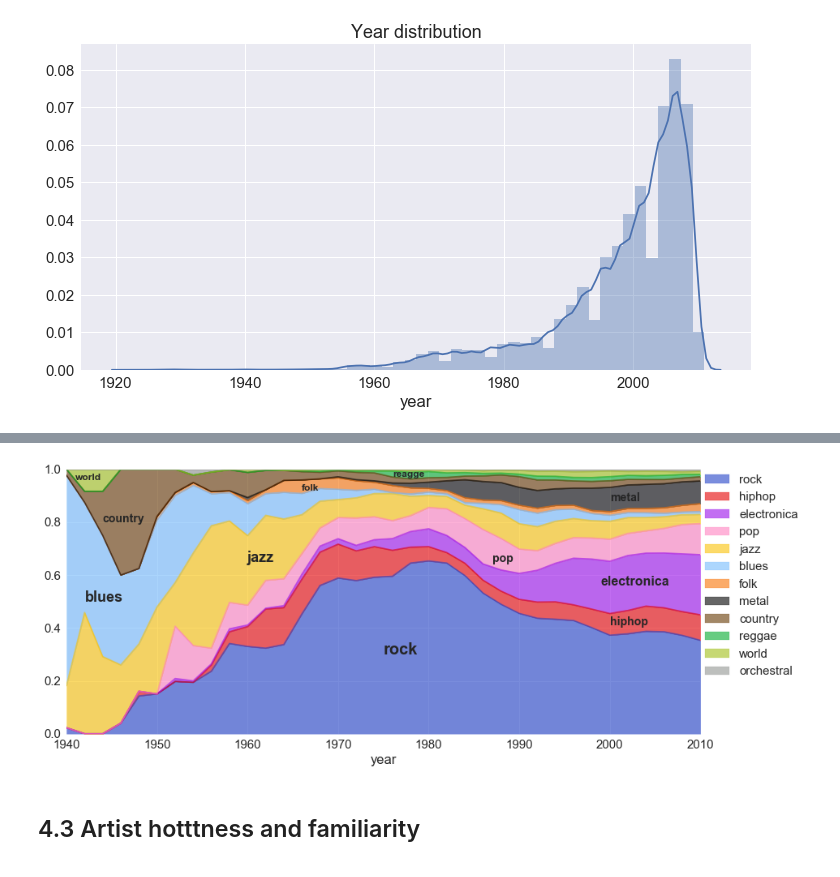
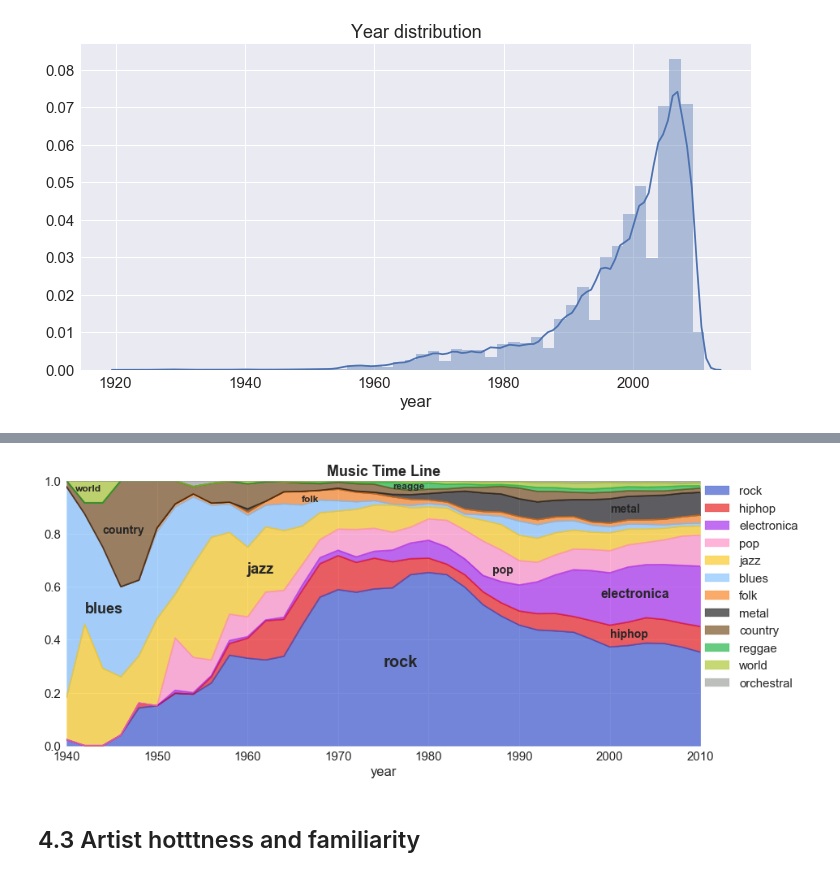
Before and after one commit to mathildemrt/ada, a Jupyter notebook: project/project.ipynb, the cells around one changed output, grey strips where cells are left out. Cells and saved outputs as stored; diff of their text form; code cells hidden in the pictures.

```diff
--- a/project/project.ipynb
+++ b/project/project.ipynb
@@ -103,12 +103,6 @@ with all the different tags that could define a song, for examples, the song *So
  'nederland' 'confident'`
 
 Those tags will be useful to define the genre of the song. That's why the first part of our work was to define what is a genre and a subgenre. And try to macth all those tags to a genre. And it's not a easy task to classify music genre and classify certain song.
-# %%
-# Path to the Million Song Dataset
-msd_path='data'
-msd_data_path=os.path.join(msd_path,'millionsong_total.csv')
-msd_addf_path=os.path.join(msd_path,'AdditionalFiles')
-assert os.path.isdir(msd_path),'wrong path' # sanity check
 # %% [markdown]
 ## 2. Find the genre of a song
 ### 2.1 Defining genre and subgenre
@@ -549,5 +505,5 @@ def save_data(df,name_file):
 # %%
-f = open('dataframe-final', 'rb')
+f = open('cache/dataframe-final', 'rb')
 df = pickle.load(f)
 # %% [markdown]
 ## 4.Data analysis
@@ -626,29 +589,29 @@ year_df = year_df.divide(year_df .sum(axis=1), axis=0)
 # %%
 fig=plt.figure(figsize=(14,6))
 ax = fig.add_subplot(111)
 year_df.plot(kind='area',color = [genre_color[x] for x in  year_df.columns],ylim=[0,1],alpha=0.6, stacked=True,ax=ax)
-#plt.legend(loc=3, fontsize=14, bbox_to_anchor=(1,0))
 ax.legend(bbox_to_anchor=(1.0, 1), loc=2, borderaxespad=0.)
 
 plt.annotate("rock", fontsize=20, xy=(1975, 0.3), weight = 'bold')
 plt.annotate("hiphop", fontsize=14, xy=(2000, 0.41), weight = 'bold')
 
 plt.annotate("jazz", fontsize=18, xy=(1960, 0.65), weight = 'bold')
 plt.annotate("blues", fontsize=18, xy=(1942, 0.5), weight = 'bold')
 plt.annotate("electronica", fontsize=16, xy=(1999, 0.56), weight = 'bold')
 plt.annotate("pop", fontsize=14, xy=(1987, 0.65), weight = 'bold')
 
 plt.annotate("country", fontsize=14, xy=(1944, 0.8), weight = 'bold')
 plt.annotate("metal", fontsize=14, xy=(2000, 0.88), weight = 'bold')
 
 plt.annotate("reagge", fontsize=12, xy=(1976, 0.97), weight = 'bold')
 plt.annotate("world", fontsize=12, xy=(1941, 0.96), weight = 'bold')
 plt.annotate("folk", fontsize=12, xy=(1966, 0.92), weight = 'bold')
 
-plt.savefig('year.png',dpi=600,bbox_inches='tight')
+#plt.savefig('year.png',dpi=600,bbox_inches='tight')
+plt.title('Music Time Line',weight = 'bold')
 plt.show()
 # %% [output]
-[figure, old version]
+[figure, new version]
 # %% [markdown]
 ## 4.3 Artist hotttness and familiarity
 # %%
```
Also changed, not shown: parts of 34 cells of this notebook, 26 other files.
